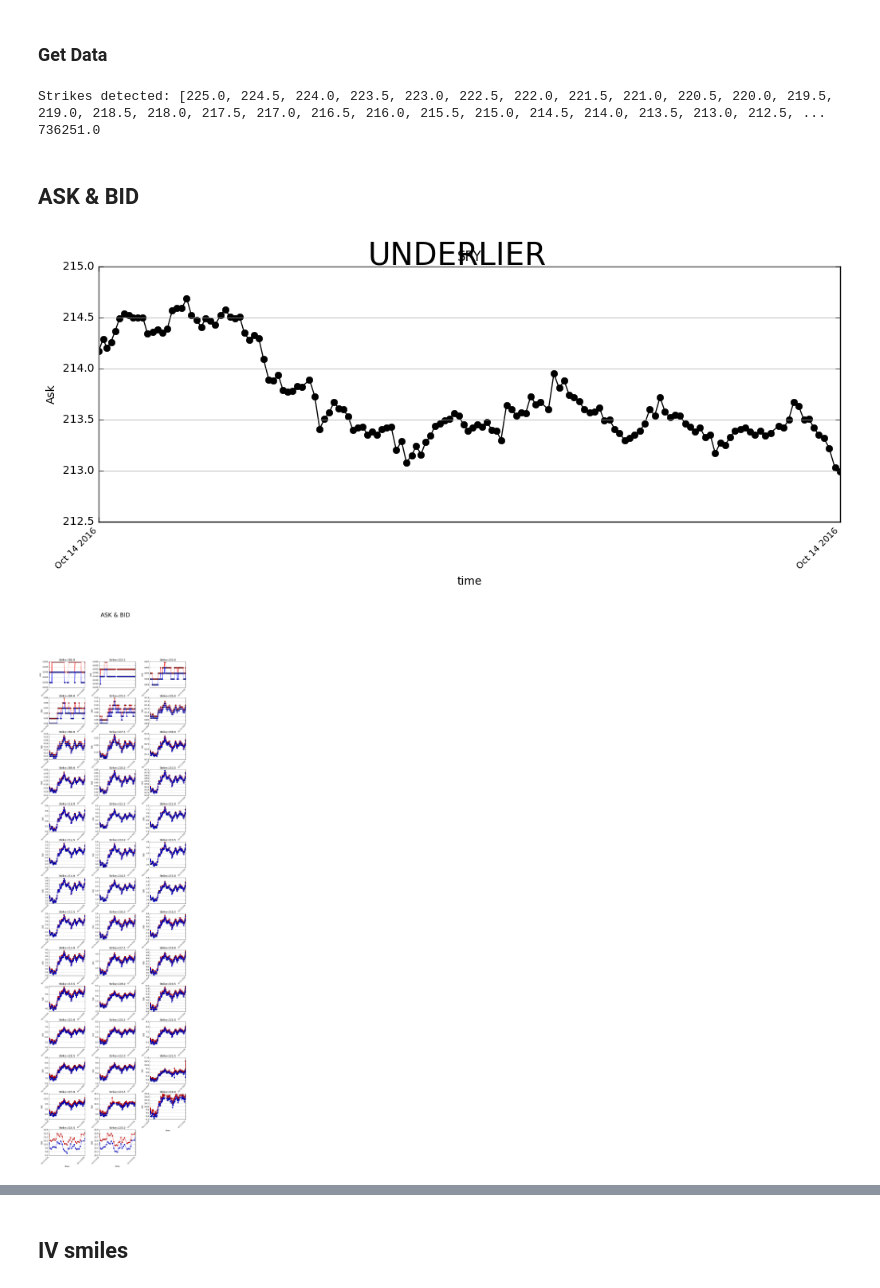
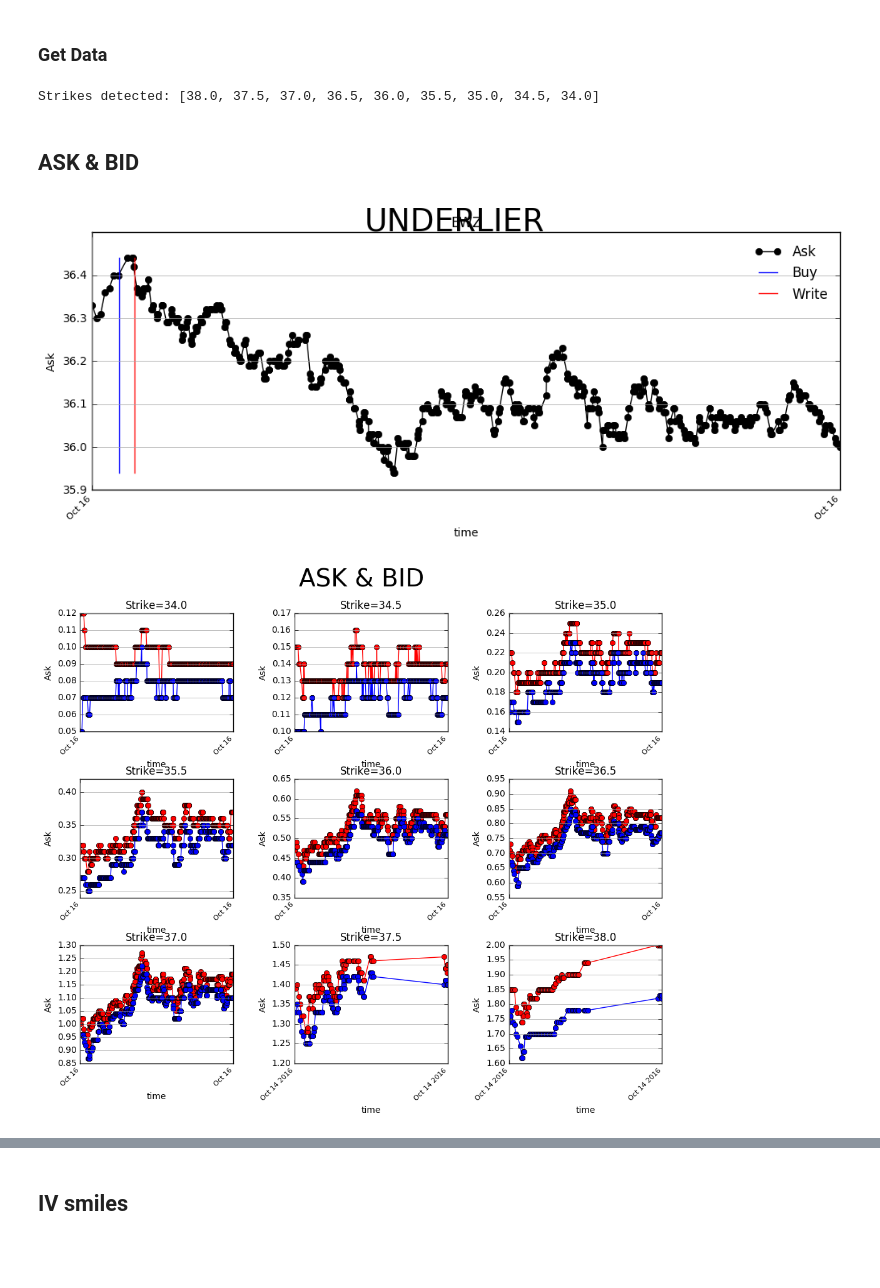
Before and after one commit to sergiosd/jupyter, a Jupyter notebook: IV SMILE.ipynb, the cells around one changed output, grey strips where cells are left out. Saved outputs shown, nothing was run; the diff lists cells and outputs as text; code cells hidden in the pictures; blank space fills up the shorter version.

Commit message:
Fix trading notebook and smile notebook, add new trades, reorganize folders

```diff
--- a/IV SMILE.ipynb
+++ b/IV SMILE.ipynb
@@ -122,16 +142,14 @@ for each in target_str:
         clean_target_str.append(0)
 target_list = np.asarray(clean_target_str)
 time_list = csv.date2num_list(time_list, '%H:%M:%S')-0.25
-time_list = time_list - int(time_list[0]) + date2num(trading_day)
-print(date2num(trading_day))
+time_list = time_list - int(time_list[0]) + date2num(trading_day_buy)
 under_price = (bid_list + ask_list) / 2
 bid_option_str = csv.extract_data_col('Bid')
 bid_option = np.asarray([float(x.replace(',','.')) for x in bid_option_str])
 ask_option_str = csv.extract_data_col('Ask')
 ask_option = np.asarray([float(x.replace(',','.')) for x in ask_option_str])
 # %% [output]
-Strikes detected: [225.0, 224.5, 224.0, 223.5, 223.0, 222.5, 222.0, 221.5, 221.0, 220.5, 220.0, 219.5, 219.0, 218.5, 218.0, 217.5, 217.0, 216.5, 216.0, 215.5, 215.0, 214.5, 214.0, 213.5, 213.0, 212.5, ...
-736251.0
+Strikes detected: [38.0, 37.5, 37.0, 36.5, 36.0, 35.5, 35.0, 34.5, 34.0]
 # %% [markdown]
 ## ASK & BID
 # %%
@@ -146,10 +164,16 @@ clean_ask_underlier = np.asarray(clean_ask_underlier)
 graph_underlier = PrintPlot(fig_size = (12, 4), nrows = 1, ncols = 1, figure_title = "UNDERLIER")
 graph_underlier.init_plot(clean_time_list, clean_ask_underlier, trace_type = 'ko-', data_name = 'Ask' , x_name = 'time',
                                title_plot = ticker, log_y = False, nplot = 1,
-                               show_legend = False)
-
-
-
+                               show_legend = True)
+mark_entry_buy = np.asarray([date2num(entry_date_buy), date2num(entry_date_buy)])
+mark_entry_write = np.asarray([date2num(entry_date_write), date2num(entry_date_write)])
+graph_underlier.append_signal(mark_entry_buy,
+                              np.asarray([np.min(clean_ask_underlier), np.max(clean_ask_underlier)]),
+                              trace_type = 'b-', trace_name = 'Buy')
+graph_underlier.append_signal(mark_entry_write,
+                              np.asarray([np.min(clean_ask_underlier), np.max(clean_ask_underlier)]),
+                              trace_type = 'r-', trace_name = 'Write')
+graph_underlier.show()
 strikes = sorted(set(strike_list), reverse=True)
 strike_time = []
 ask_value = []
@@ -159,34 +183,56 @@ n_cols = int(n_graphs / n_rows)
 if n_cols < 4:
     if (n_graphs % n_rows):
         n_cols += 1
 else:
     n_cols = 3
     n_rows = int(n_graphs / n_cols) + 1
 figure_height = n_rows * 3
 graph_option_ask = PrintPlot(fig_size = (12, figure_height), nrows = n_rows, ncols = n_cols, figure_title = "ASK & BID")
 
 for ngraphs in range(1,n_graphs+1):
     strike_value = strikes.pop()
     strike_time = []
     ask_value = []
     bid_value = []
     for i,v in enumerate(strike_list):
         if v == strike_value:
             strike_time.append(time_list[i])
             ask_value.append(ask_option[i])
             bid_value.append(bid_option[i])
     strike_time = np.asarray(strike_time)
     ask_value = np.asarray(ask_value)
     bid_value = np.asarray(bid_value)
+    if float(strike_value) == float(strike_buy):
+        strike_time_buy, ask_value_buy, bid_value_buy = strike_time, ask_value, bid_value
+    if float(strike_value) == float(strike_write):
+        strike_time_write, ask_value_write, bid_value_write = strike_time, ask_value, bid_value
     graph_option_ask.init_plot(strike_time, ask_value, trace_type = 'ro-', data_name = 'Ask' , x_name = 'time',
                                title_plot = 'Strike=' + str(strike_value), log_y = False, nplot = ngraphs,
                                show_legend = False)
     graph_option_ask.append_trace(bid_value, trace_type = 'bo-', trace_name = 'Bid')
+graph_option_ask.show()
 
-graph_option_ask.show()
-print('entry_date = ' + str(entry_date))
+graph_option_buy = PrintPlot(fig_size = (12, 6), figure_title = "BUY " + str(strike_buy))
+graph_option_buy.init_plot(strike_time_buy, ask_value_buy, trace_type = 'ro-', data_name = 'Ask' , x_name = 'time',
+                               title_plot = 'Strike=' + str(strike_buy), log_y = False, show_legend = True)
+graph_option_buy.append_trace(bid_value_buy, trace_type = 'bo-', trace_name = 'Bid')
+graph_option_buy.append_signal(mark_entry_buy,
+                              np.asarray([np.min(ask_value_buy), np.max(ask_value_buy)]),
+                              trace_type = 'k-', trace_name = 'Buy')
+graph_option_buy.show()
+graph_option_write = PrintPlot(fig_size = (12, 6), figure_title = "WRITE " + str(strike_write))
+graph_option_write.init_plot(strike_time_write, ask_value_write, trace_type = 'ro-', data_name = 'Ask' , x_name = 'time',
+                               title_plot = 'Strike=' + str(strike_write), log_y = False, show_legend = True)
+graph_option_write.append_trace(bid_value_write, trace_type = 'bo-', trace_name = 'Bid')
+graph_option_write.append_signal(mark_entry_write,
+                              np.asarray([np.min(ask_value_write), np.max(ask_value_write)]),
+                              trace_type = 'k-', trace_name = 'Write')
+graph_option_write.show()
+
+print('entry_date_buy = ' + str(entry_date_buy))
+print('entry_date_write = ' + str(entry_date_write))
 print('underlying open = ' + str(ask_list[0]))
 print('underlying close = ' + str(ask_list[-1]))
 # %% [output]
-[figure, old version]
+[figure, new version]
-[figure, old version]
+[figure, new version]
```
Also changed, not shown: parts of 4 cells of this notebook, 40 other files.
